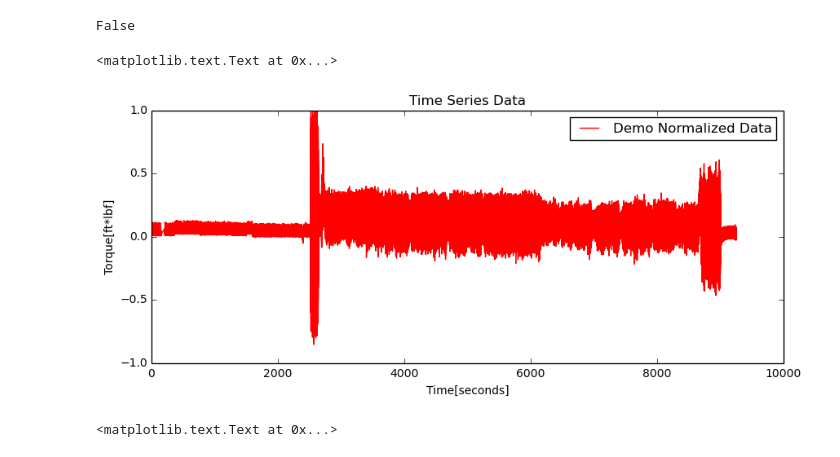
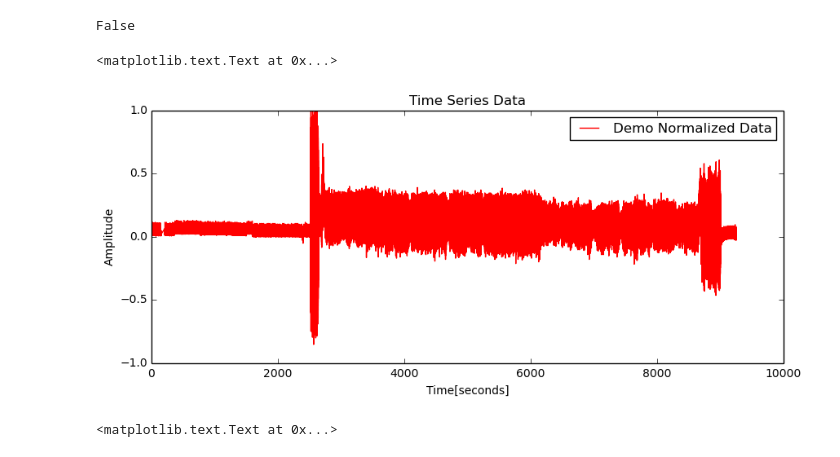
Before and after one commit to LORD-MicroStrain/SensorCloud, a Jupyter notebook: MathEngine/Example Notebooks/LORD Notch Filter.ipynb, the cells around one changed output. Cells and saved outputs as stored; diff of their text form; code cells hidden in the pictures.

```diff
--- a/MathEngine/Example Notebooks/LORD Notch Filter.ipynb
+++ b/MathEngine/Example Notebooks/LORD Notch Filter.ipynb
@@ -52,13 +52,13 @@ False
 # %%
 #plot the data
 plot(times, values1, color = 'r', label=dataSet1Label)
 plt.title('Time Series Data')
 legend(loc='upper right')
-ylabel('Torque[ft*lbf]')
+ylabel('Amplitude')
 xlabel('Time[seconds]')
 # %% [output]
 <matplotlib.text.Text at 0x...>
-[figure, old version]
+[figure, new version]
 # %%
 #build FFT function
 
```
Also changed, not shown: parts of 1 cell of this notebook.
